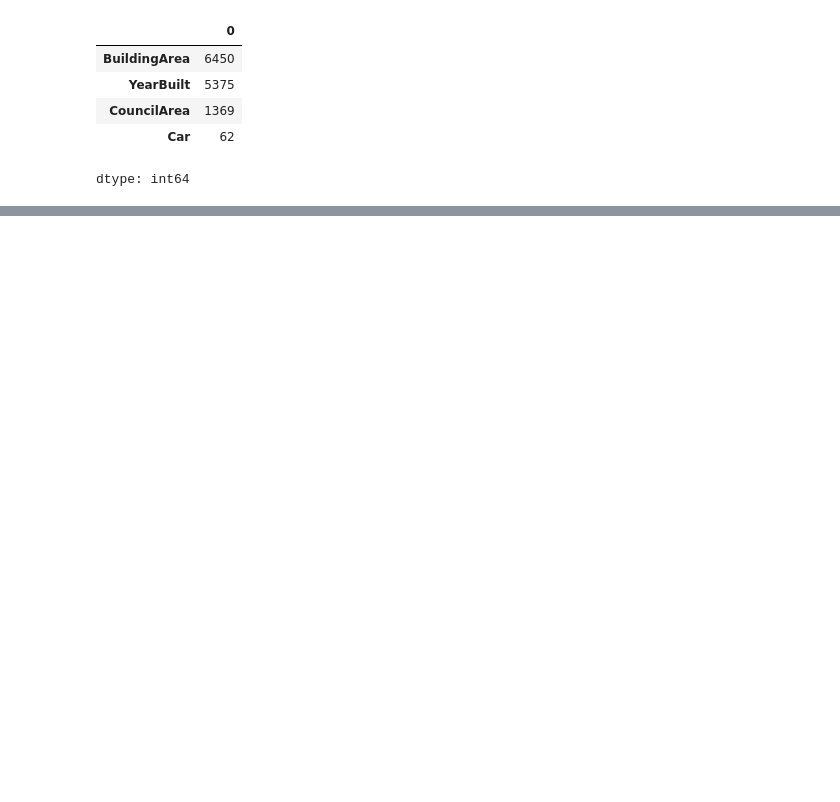
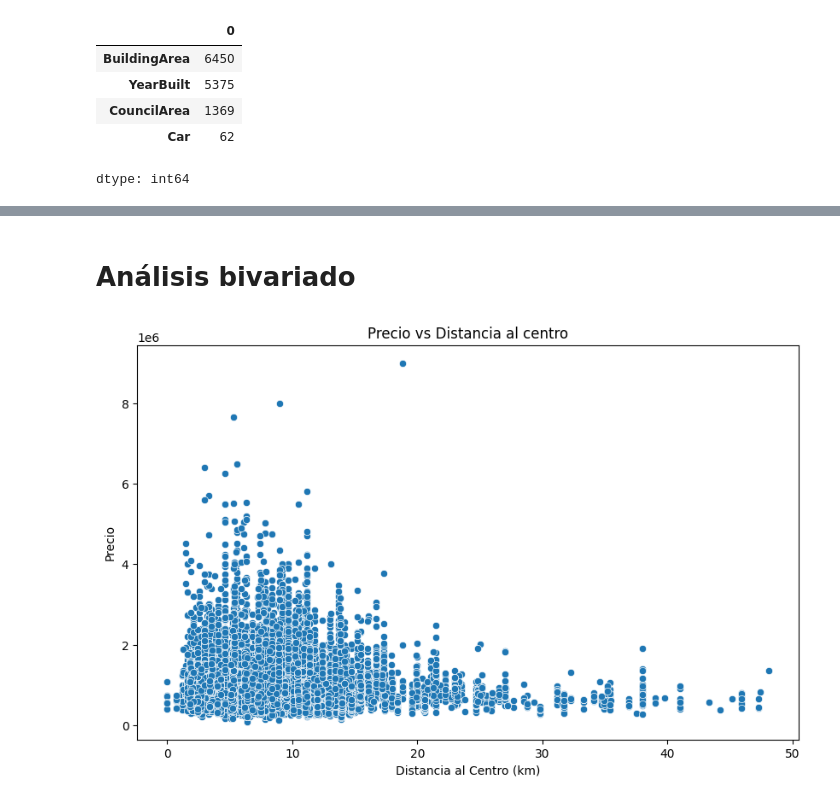
Before and after one commit to Cristian-Larzabal/Data_science, a Jupyter notebook: PrimerEntrega/ProyectoDS_ParteI_Larzabal.ipynb, the cells around one changed output, grey strips where cells are left out. Drawn from its saved outputs; the diff is of its cells as text; code cells hidden in the pictures; blank space fills up the shorter version.

```diff
--- a/PrimerEntrega/ProyectoDS_ParteI_Larzabal.ipynb
+++ b/PrimerEntrega/ProyectoDS_ParteI_Larzabal.ipynb
@@ -43,0 +107,11 @@ dtype: int64
+# %% [markdown]
+# Análisis bivariado
+# %%
+plt.figure(figsize=(10,6))
+sns.scatterplot(x='Distance', y='Price', data=df)
+plt.title("Precio vs Distancia al centro")
+plt.xlabel("Distancia al Centro (km)")
+plt.ylabel("Precio")
+plt.show()
+# %% [output]
+[figure, added]
```
Also changed, not shown: parts of 15 cells of this notebook.
